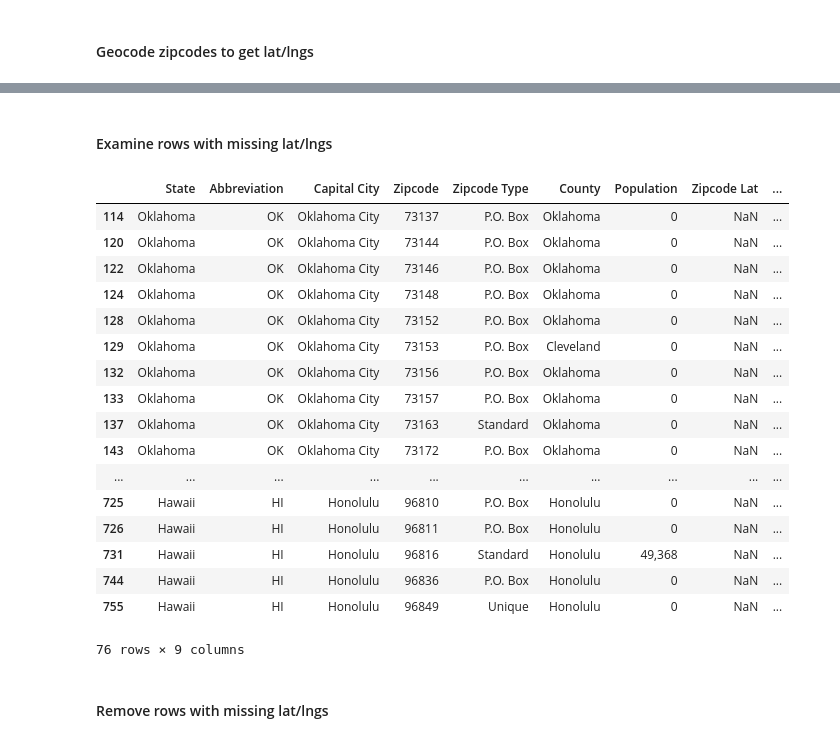
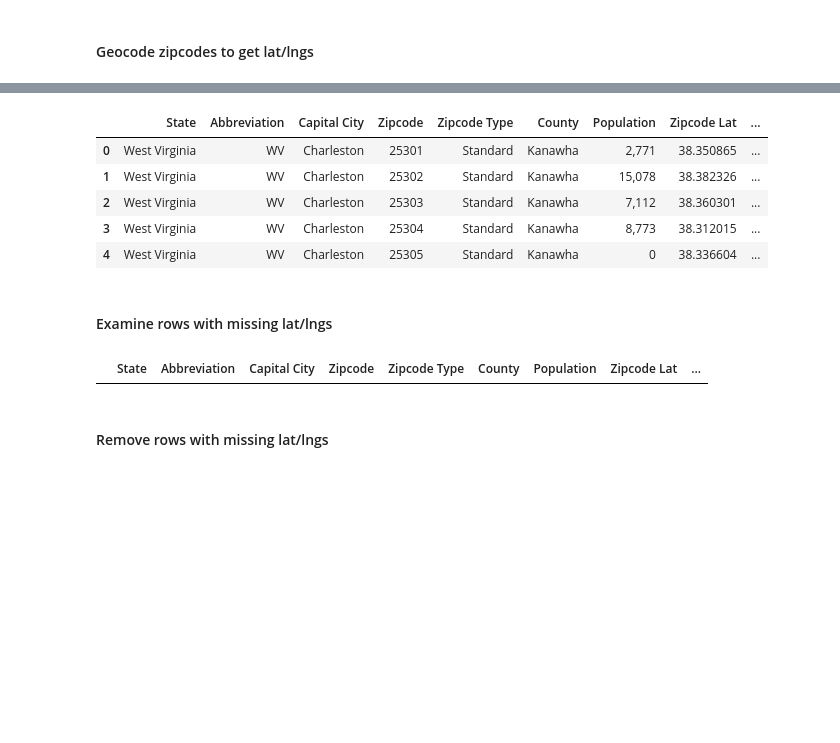
Before and after one commit to amypeniston/data-science-capstone-project, a Jupyter notebook: Week_5_Capstone_Project.ipynb, the cells around one changed output, grey strips where cells are left out. Saved outputs shown, nothing was run; the diff lists cells and outputs as text; code cells hidden in the pictures; blank space fills up the shorter version.

```diff
--- a/Week_5_Capstone_Project.ipynb
+++ b/Week_5_Capstone_Project.ipynb
@@ -399,26 +432,19 @@ zipcode_df.head()
+# %%
+zipcode_df = pd.read_csv("assets/zipcode_df_all_geocoded.csv")
+zipcode_df.head()
+# %% [output]
+|  | State | Abbreviation | Capital City | Zipcode | Zipcode Type | County | Population | Zipcode Lat | ... |
+| 0 | West Virginia | WV | Charleston | 25301 | Standard | Kanawha | 2,771 | 38.350865 | ... |
+| 1 | West Virginia | WV | Charleston | 25302 | Standard | Kanawha | 15,078 | 38.382326 | ... |
+| 2 | West Virginia | WV | Charleston | 25303 | Standard | Kanawha | 7,112 | 38.360301 | ... |
+| 3 | West Virginia | WV | Charleston | 25304 | Standard | Kanawha | 8,773 | 38.312015 | ... |
+| 4 | West Virginia | WV | Charleston | 25305 | Standard | Kanawha | 0 | 38.336604 | ... |
 # %% [markdown]
 #### Examine rows with missing lat/lngs
 # %%
 zipcode_df[zipcode_df["Zipcode Lat"].isnull()]
 # %% [output]
 |  | State | Abbreviation | Capital City | Zipcode | Zipcode Type | County | Population | Zipcode Lat | ... |
-| 114 | Oklahoma | OK | Oklahoma City | 73137 | P.O. Box | Oklahoma | 0 | NaN | ... |
-| 120 | Oklahoma | OK | Oklahoma City | 73144 | P.O. Box | Oklahoma | 0 | NaN | ... |
-| 122 | Oklahoma | OK | Oklahoma City | 73146 | P.O. Box | Oklahoma | 0 | NaN | ... |
-| 124 | Oklahoma | OK | Oklahoma City | 73148 | P.O. Box | Oklahoma | 0 | NaN | ... |
-| 128 | Oklahoma | OK | Oklahoma City | 73152 | P.O. Box | Oklahoma | 0 | NaN | ... |
-| 129 | Oklahoma | OK | Oklahoma City | 73153 | P.O. Box | Cleveland | 0 | NaN | ... |
-| 132 | Oklahoma | OK | Oklahoma City | 73156 | P.O. Box | Oklahoma | 0 | NaN | ... |
-| 133 | Oklahoma | OK | Oklahoma City | 73157 | P.O. Box | Oklahoma | 0 | NaN | ... |
-| 137 | Oklahoma | OK | Oklahoma City | 73163 | Standard | Oklahoma | 0 | NaN | ... |
-| 143 | Oklahoma | OK | Oklahoma City | 73172 | P.O. Box | Oklahoma | 0 | NaN | ... |
-| ... | ... | ... | ... | ... | ... | ... | ... | ... | ... |
-| 725 | Hawaii | HI | Honolulu | 96810 | P.O. Box | Honolulu | 0 | NaN | ... |
-| 726 | Hawaii | HI | Honolulu | 96811 | P.O. Box | Honolulu | 0 | NaN | ... |
-| 731 | Hawaii | HI | Honolulu | 96816 | Standard | Honolulu | 49,368 | NaN | ... |
-| 744 | Hawaii | HI | Honolulu | 96836 | P.O. Box | Honolulu | 0 | NaN | ... |
-| 755 | Hawaii | HI | Honolulu | 96849 | Unique | Honolulu | 0 | NaN | ... |
-76 rows × 9 columns
 # %% [markdown]
 #### Remove rows with missing lat/lngs
 # %%
```
Also changed, not shown: parts of 23 cells of this notebook.
